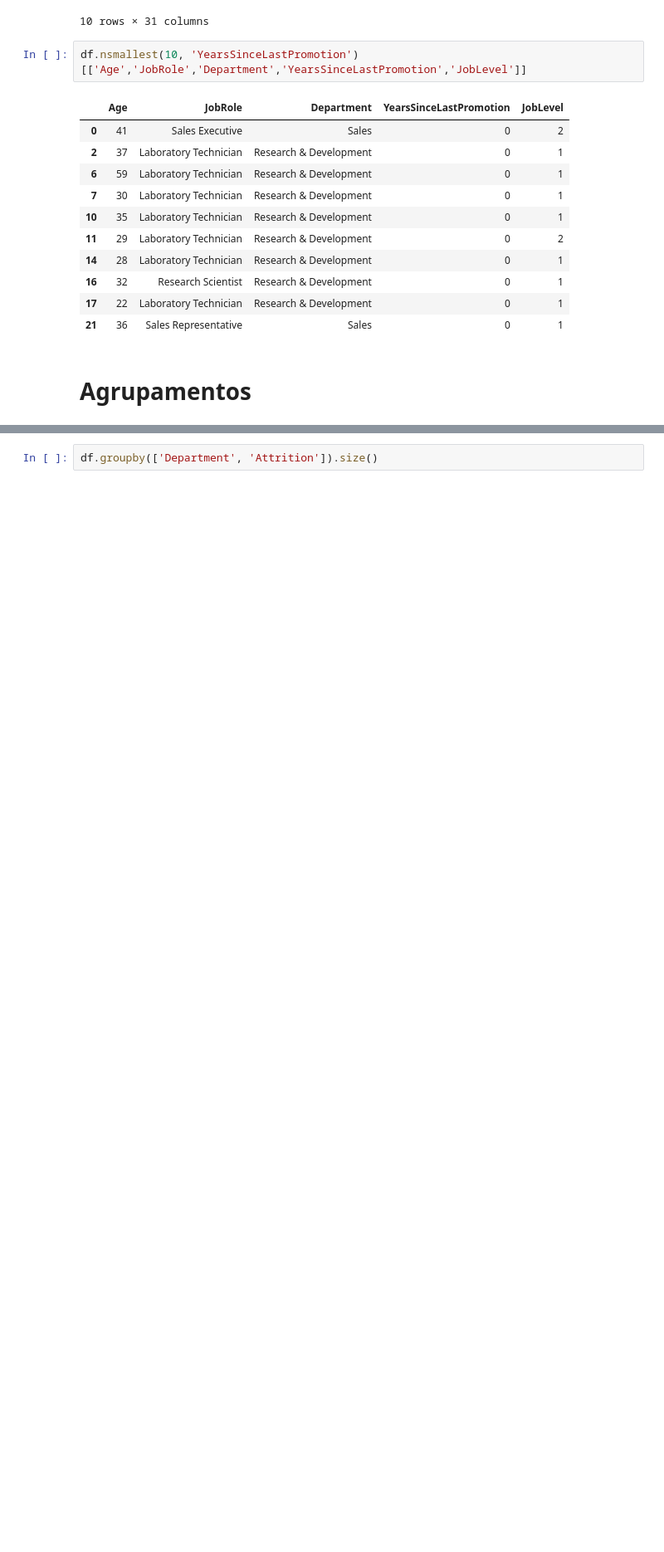
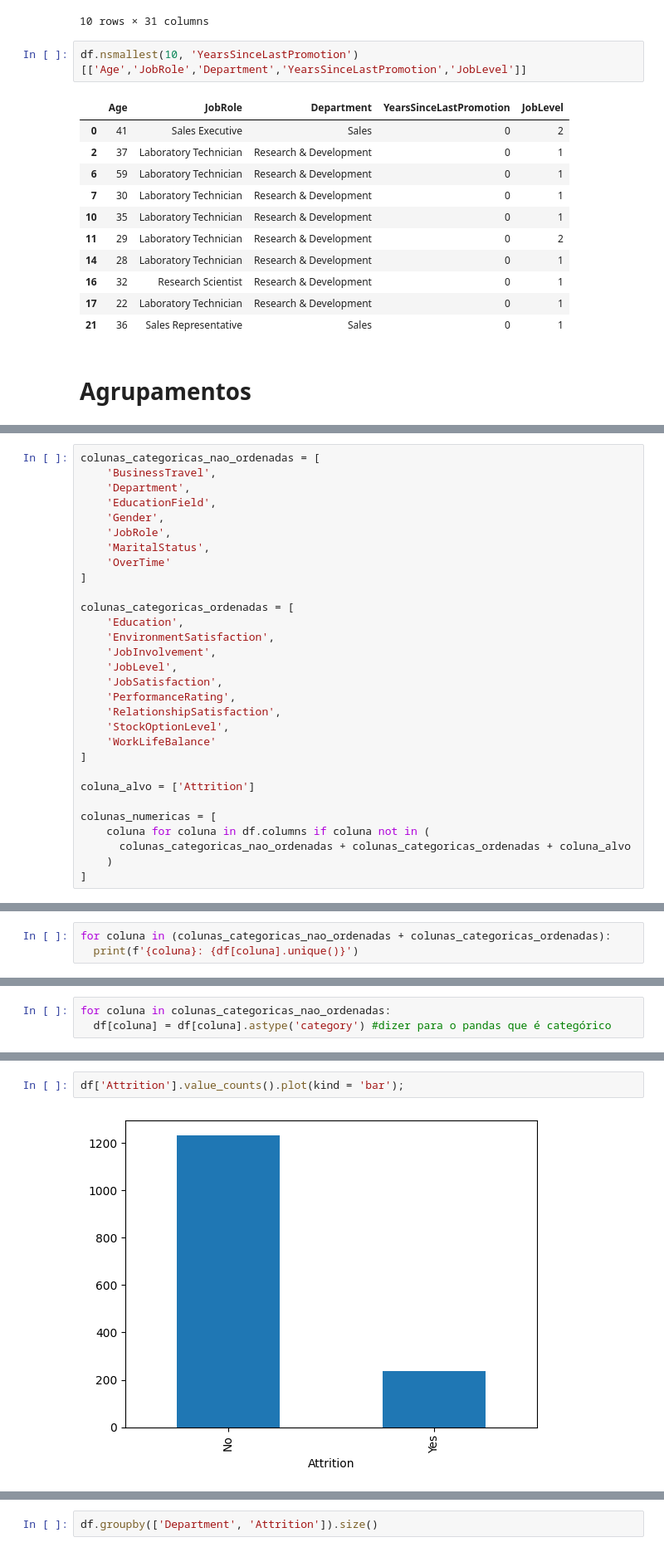
Before and after one commit to stephanyresque/projeto-IBM, a Jupyter notebook: projeto_IBM.ipynb, the cells around one changed output, grey strips where cells are left out. Shown: that part at 83% size. Drawn from its saved outputs; the diff is of its cells as text; blank space fills up the shorter version.

```diff
--- a/projeto_IBM.ipynb
+++ b/projeto_IBM.ipynb
@@ -538,0 +554,30 @@ df.nsmallest(10, 'YearsSinceLastPromotion')[['Age','JobRole','Department','Years
+# %%
+colunas_categoricas_nao_ordenadas = [
+    'BusinessTravel',
+    'Department',
+    'EducationField',
+    'Gender',
+    'JobRole',
+    'MaritalStatus',
+    'OverTime'
+]
+
+colunas_categoricas_ordenadas = [
+    'Education',
+    'EnvironmentSatisfaction',
+    'JobInvolvement',
+    'JobLevel',
+    'JobSatisfaction',
+    'PerformanceRating',
+    'RelationshipSatisfaction',
+    'StockOptionLevel',
+    'WorkLifeBalance'
+]
+
+coluna_alvo = ['Attrition']
+
+colunas_numericas = [
+    coluna for coluna in df.columns if coluna not in (
+      colunas_categoricas_nao_ordenadas + colunas_categoricas_ordenadas + coluna_alvo
+    )
+]
@@ -538,0 +601,3 @@ df.nsmallest(10, 'YearsSinceLastPromotion')[['Age','JobRole','Department','Years
+# %%
+for coluna in (colunas_categoricas_nao_ordenadas + colunas_categoricas_ordenadas):
+  print(f'{coluna}: {df[coluna].unique()}')
@@ -538,0 +644,3 @@ df.nsmallest(10, 'YearsSinceLastPromotion')[['Age','JobRole','Department','Years
+# %%
+for coluna in colunas_categoricas_nao_ordenadas:
+  df[coluna] = df[coluna].astype('category') #dizer para o pandas que é categórico
@@ -546,3 +741,7 @@ with pd.option_context('display.max_columns', 35):
 | 2 | 37 | Yes | Travel_Rarely | 1373 | Research & Development | 2 | 2 | ... |
 | 3 | 33 | No | Travel_Frequently | 1392 | Research & Development | 3 | 4 | ... |
 | 4 | 27 | No | Travel_Rarely | 591 | Research & Development | 2 | 1 | ... |
+# %%
+df['Attrition'].value_counts().plot(kind = 'bar');
+# %% [output]
+[figure, added]
```
Also changed, not shown: parts of 27 cells of this notebook.
